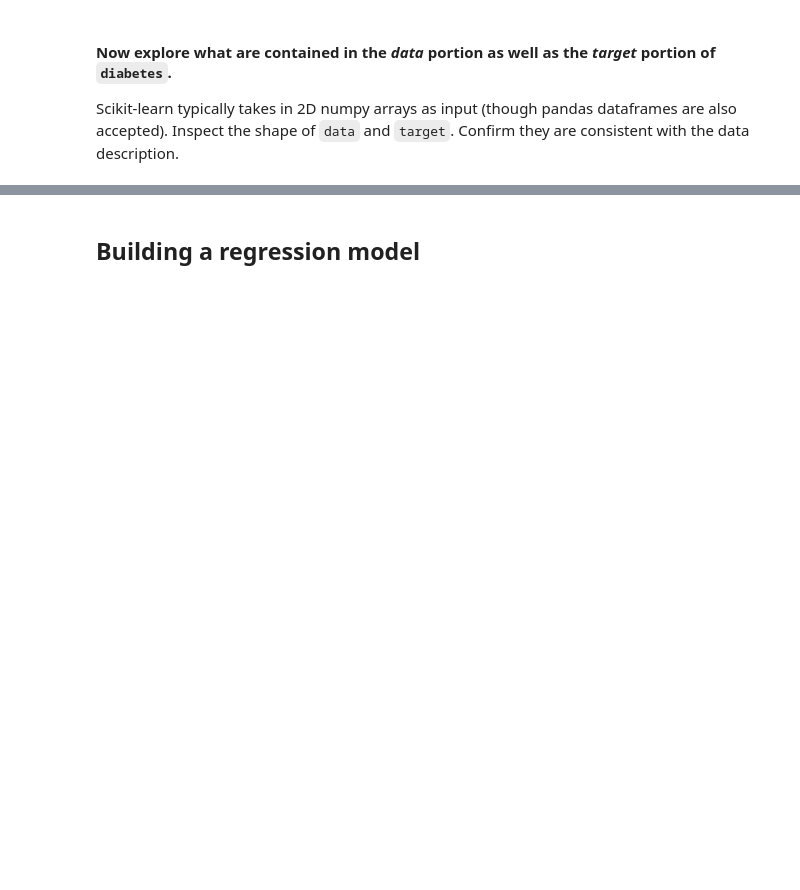
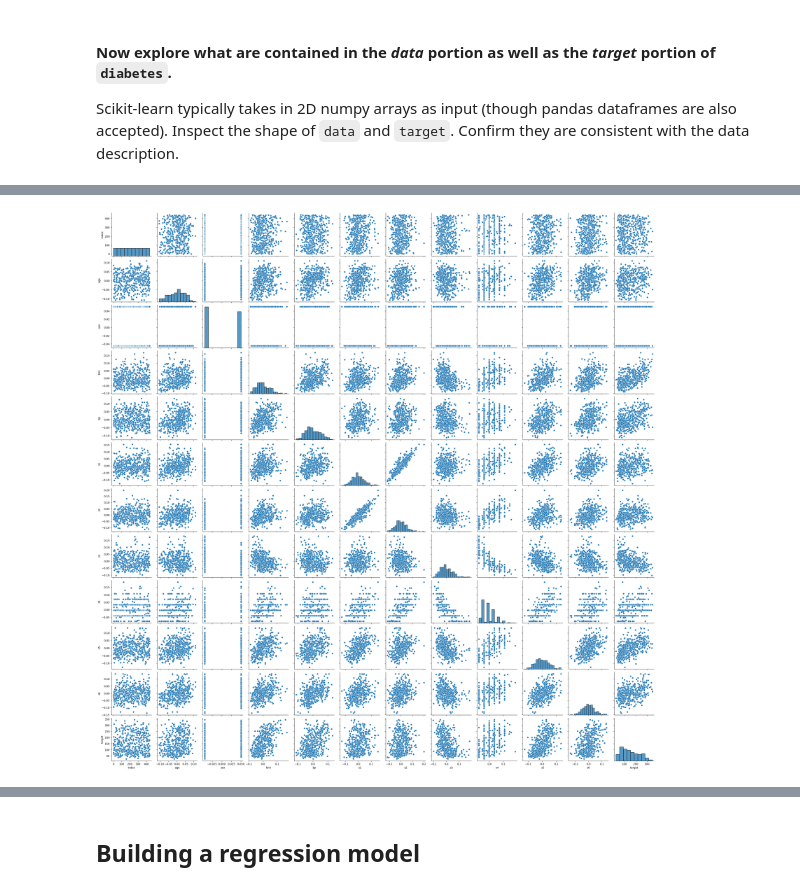
Before and after one commit to Avalverdep/2026-10-BILBAO-FT-Data-Science, a Jupyter notebook: 3-Machine_Learning/1-Supervisado/1-Regression/1-Linear_Regression/ejercicios/2 Diabetes.ipynb, the cells around one changed output, grey strips where cells are left out. Cells and saved outputs as stored; diff of their text form; code cells hidden in the pictures; blank space fills up the shorter version.

```diff
--- a/3-Machine_Learning/1-Supervisado/1-Regression/1-Linear_Regression/ejercicios/2 Diabetes.ipynb
+++ b/3-Machine_Learning/1-Supervisado/1-Regression/1-Linear_Regression/ejercicios/2 Diabetes.ipynb
@@ -76,3 +82,10 @@ Bradley Efron, Trevor Hastie, Iain Johnstone and Robert Tibshirani (2004) "Least
 #### Now explore what are contained in the *data* portion as well as the *target* portion of `diabetes`.
 
 Scikit-learn typically takes in 2D numpy arrays as input (though pandas dataframes are also accepted). Inspect the shape of `data` and `target`. Confirm they are consistent with the data description.
+# %%
+X = pd.DataFrame(diabetes['data'], columns=diabetes['feature_names'])
+y = pd.DataFrame(diabetes['target'], columns=['target'])
+
+X.head()
+X.info()
+y.info()
@@ -78,0 +114,3 @@ Scikit-learn typically takes in 2D numpy arrays as input (though pandas datafram
+# %%
+dataframe_previo = pd.concat([X, y], axis=1)
+dataframe_previo.head()
@@ -78,0 +124,6 @@ Scikit-learn typically takes in 2D numpy arrays as input (though pandas datafram
+# %%
+dataframe_previo_definitivo_nofake = dataframe_previo.reset_index()
+# %%
+sns.pairplot(dataframe_previo_definitivo_nofake);
+# %% [output]
+[figure, added]
```
Also changed, not shown: parts of 21 cells of this notebook, 2 other files.
